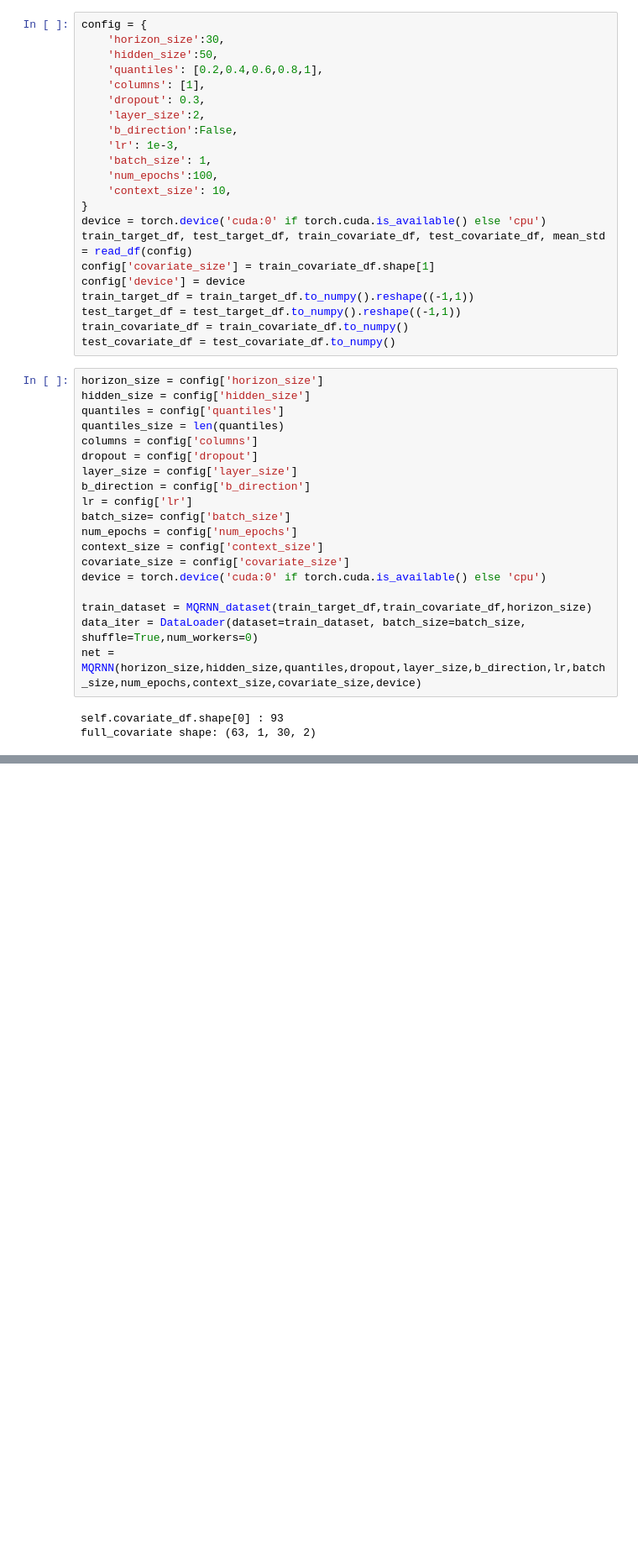
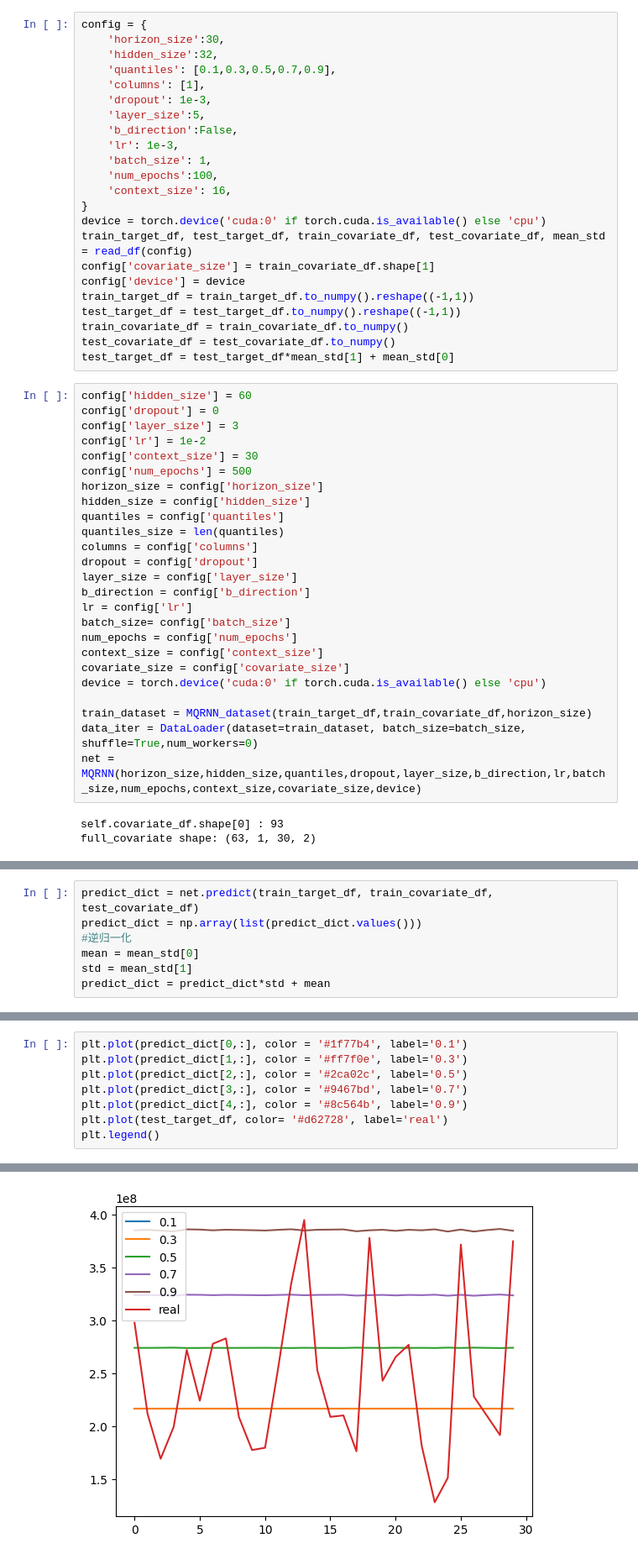
Before and after one commit to dlspllf/MQRNN, a Jupyter notebook: MQRNN.ipynb, the cells around one changed output, grey strips where cells are left out. Shown at 84% size. Saved outputs shown, nothing was run; the diff lists cells and outputs as text; blank space fills up the shorter version.

```diff
--- a/MQRNN.ipynb
+++ b/MQRNN.ipynb
@@ -13,16 +13,16 @@ from train import train
 # %%
 config = {
     'horizon_size':30,
-    'hidden_size':50,
-    'quantiles': [0.2,0.4,0.6,0.8,1],
+    'hidden_size':32,
+    'quantiles': [0.1,0.3,0.5,0.7,0.9],
     'columns': [1],
-    'dropout': 0.3,
-    'layer_size':2,
+    'dropout': 1e-3,
+    'layer_size':5,
     'b_direction':False,
     'lr': 1e-3,
     'batch_size': 1,
     'num_epochs':100,
-    'context_size': 10,
+    'context_size': 16,
 }
 device = torch.device('cuda:0' if torch.cuda.is_available() else 'cpu')
 train_target_df, test_target_df, train_covariate_df, test_covariate_df, mean_std = read_df(config)
@@ -32,7 +32,14 @@ train_target_df = train_target_df.to_numpy().reshape((-1,1))
 test_target_df = test_target_df.to_numpy().reshape((-1,1))
 train_covariate_df = train_covariate_df.to_numpy()
 test_covariate_df = test_covariate_df.to_numpy()
+test_target_df = test_target_df*mean_std[1] + mean_std[0]
 # %%
+config['hidden_size'] = 60
+config['dropout'] = 0
+config['layer_size'] = 3
+config['lr'] = 1e-2
+config['context_size'] = 30
+config['num_epochs'] = 500
 horizon_size = config['horizon_size']
 hidden_size = config['hidden_size']
 quantiles = config['quantiles']
@@ -106,0 +91,7 @@ prediction finished
+# %%
+predict_dict = net.predict(train_target_df, train_covariate_df, test_covariate_df)
+predict_dict = np.array(list(predict_dict.values()))
+#逆归一化
+mean = mean_std[0]
+std = mean_std[1]
+predict_dict = predict_dict*std + mean
@@ -106,0 +100,9 @@ prediction finished
+# %%
+plt.plot(predict_dict[0,:], color = '#1f77b4', label='0.1')
+plt.plot(predict_dict[1,:], color = '#ff7f0e', label='0.3')
+plt.plot(predict_dict[2,:], color = '#2ca02c', label='0.5')
+plt.plot(predict_dict[3,:], color = '#9467bd', label='0.7')
+plt.plot(predict_dict[4,:], color = '#8c564b', label='0.9')
+plt.plot(test_target_df, color= '#d62728', label='real')
+plt.legend()
+# %% [output]
@@ -106,0 +110 @@ prediction finished
+[figure, added]
```
Also changed, not shown: parts of 5 cells of this notebook, 1 other file.
